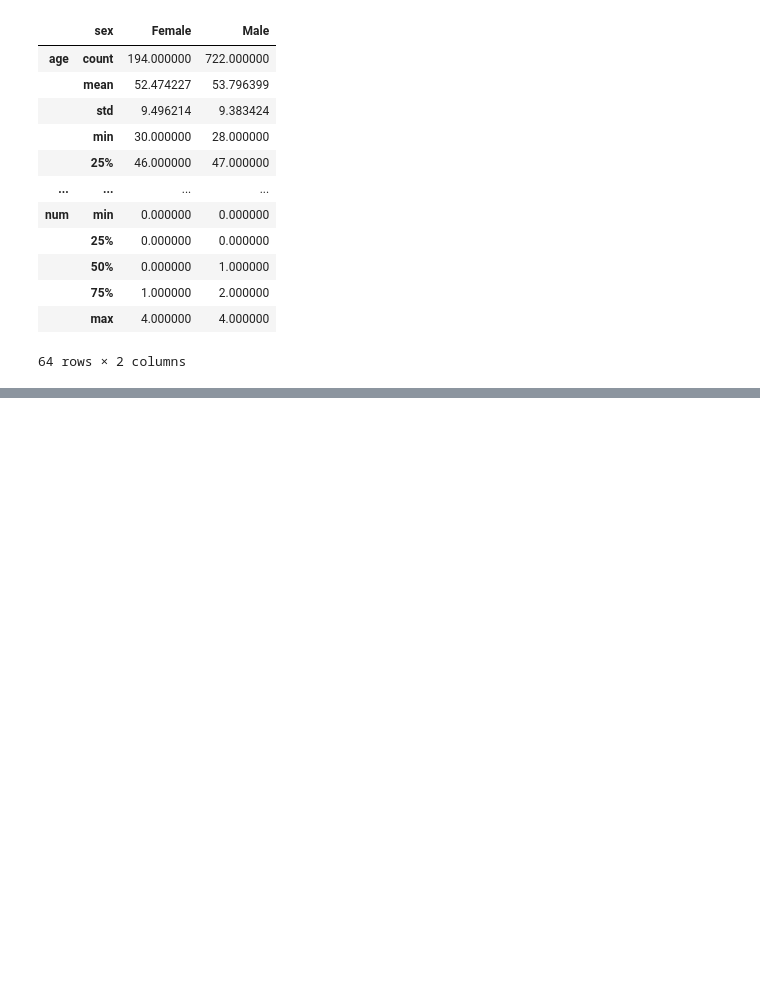
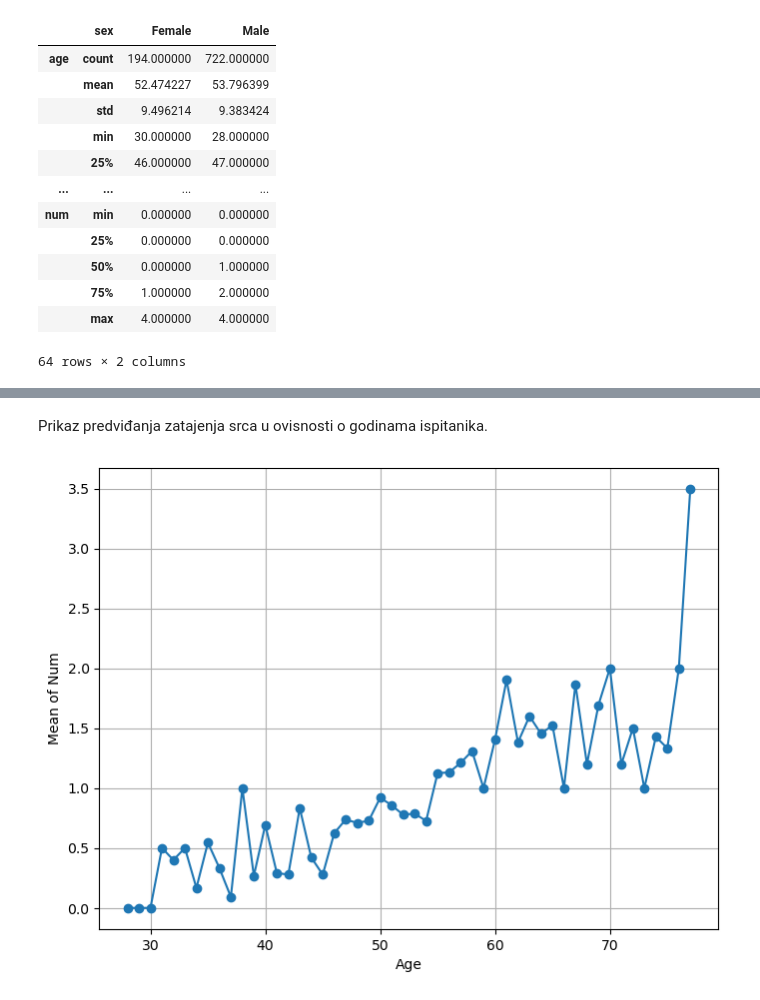
Before and after one commit to lucijaprodan/UZOP-project, a Jupyter notebook: ML_hf_analysis.ipynb, the cells around one changed output, grey strips where cells are left out. Saved outputs shown, nothing was run; the diff lists cells and outputs as text; code cells hidden in the pictures; blank space fills up the shorter version.

```diff
--- a/ML_hf_analysis.ipynb
+++ b/ML_hf_analysis.ipynb
@@ -682,0 +725,13 @@ plt.show()
+# %% [markdown]
+Prikaz predviđanja zatajenja srca u ovisnosti o godinama ispitanika.
+# %%
+age_grouped = df2.groupby('age')['num'].mean().reset_index()
+
+plt.figure(figsize=(8, 6))
+plt.plot(age_grouped['age'], age_grouped['num'], marker='o', linestyle='-')
+plt.xlabel('Age')
+plt.ylabel('Mean of Num')
+plt.grid(True)
+plt.show()
+# %% [output]
+[figure, added]
```
Also changed, not shown: parts of 16 cells of this notebook.
